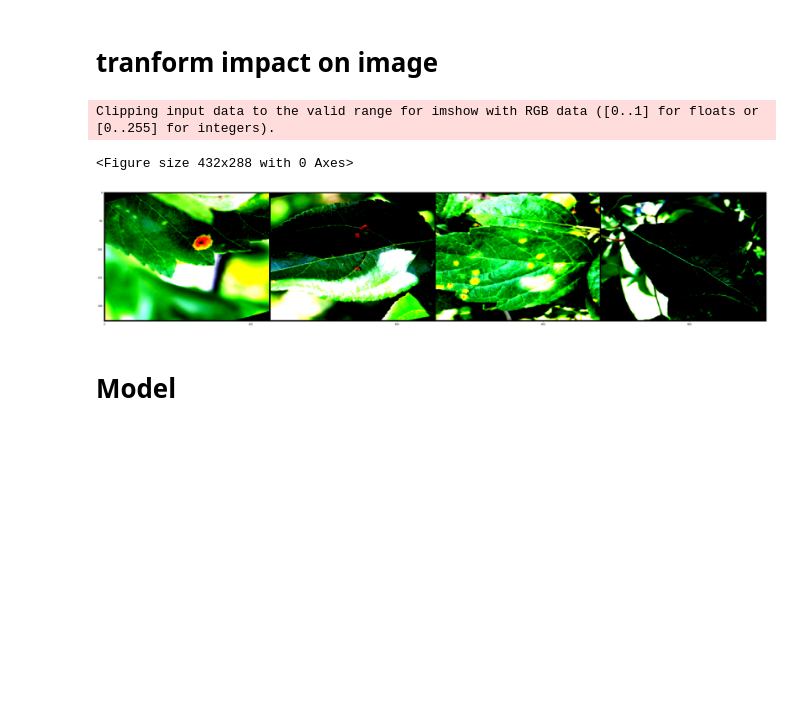
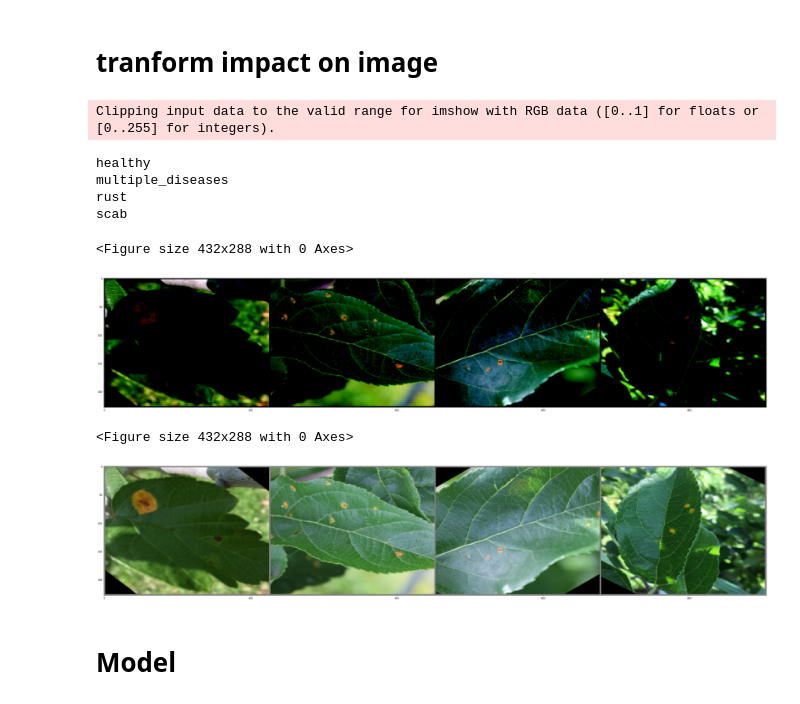
Before and after one commit to ArnaudMallet/Plant_Patho, a Jupyter notebook: Plant_Patho_3.ipynb, the cells around one changed output. Saved outputs shown, nothing was run; the diff lists cells and outputs as text; code cells hidden in the pictures; blank space fills up the shorter version.

Commit message:
Feat: add another plt.show() with the unormalized images to see the difference

```diff
--- a/Plant_Patho_3.ipynb
+++ b/Plant_Patho_3.ipynb
@@ -111,24 +111,23 @@ train_transforms = transforms.Compose([
         transforms.Resize(256),
         transforms.CenterCrop(224),
         transforms.RandomHorizontalFlip(),
+        transforms.ColorJitter(brightness=0, contrast=0, saturation=0, hue=0),
         transforms.ToTensor(),
-        transforms.Normalize([0.485, 0.456, 0.406], [0.229, 0.224, 0.225])
+        transforms.Normalize((0.5,0.5,0.5),(0.5,0.5,0.5))
 ])
 
 valid_transforms = transforms.Compose([
     transforms.Resize(256),
     transforms.CenterCrop(224),
     transforms.ToTensor(),
-    transforms.Normalize([0.485, 0.456, 0.406],
-                         [0.229, 0.224, 0.225])
+    #transforms.Normalize([0.485, 0.456, 0.406], [0.229, 0.224, 0.225])
 ])
 
 test_transforms = transforms.Compose([
         transforms.Resize(256),
         transforms.CenterCrop(224),
         transforms.ToTensor(),
-        transforms.Normalize([0.485, 0.456, 0.406],
-                             [0.229, 0.224, 0.225])
+        #transforms.Normalize([0.485, 0.456, 0.406], [0.229, 0.224, 0.225])
 ])
 
 
@@ -195,28 +194,46 @@ labels shape on batch size =  torch.Size([4])
 # %%
 classes = ('healthy', 'multiple_diseases', 'rust', 'scab')
 dataiter_test = iter(data_loader['train'])
 #print('data_iter\n',dataiter_test)
 images_test = dataiter_test.next()
 images_test_data = images_test[0]
 #print('image test data',images_test_data)
 images_test_label = images_test[1]
-#print(images_test_label)
+
+for i in range(len(images_test_label)):
+    print(classes[i])
 
 def imshow(img):
+    # image from transform
     #img = img / 2 + 0.5     # unnormalize
+    npimg = img.numpy()
+    fig = plt.figure()
+    fig = plt.figure(figsize=(50,10))
+    ax_show = fig.add_subplot(111)
+    ax_show.imshow(np.transpose(npimg, (1, 2, 0)), aspect = 'auto', interpolation='none')
+    plt.show()
+
+    # image unormalize
+    img = img / 2 + 0.5     # unnormalize
     npimg = img.numpy()
     fig = plt.figure()
     fig = plt.figure(figsize=(50,10))
     ax_show = fig.add_subplot(111)
     ax_show.imshow(np.transpose(npimg, (1, 2, 0)), aspect = 'auto', interpolation='none')
     plt.show()
 
 # print images
 imshow(torchvision.utils.make_grid(images_test_data))
 # %% [output]
 Clipping input data to the valid range for imshow with RGB data ([0..1] for floats or [0..255] for integers).
-<Figure size 432x288 with 0 Axes>
+healthy
+multiple_diseases
+rust
+scab
+<Figure size 432x288 with 0 Axes>
-[figure, old version]
+[figure, new version]
+<Figure size 432x288 with 0 Axes>
+[figure, added]
 # %% [markdown]
 # Model
 # %%
```
